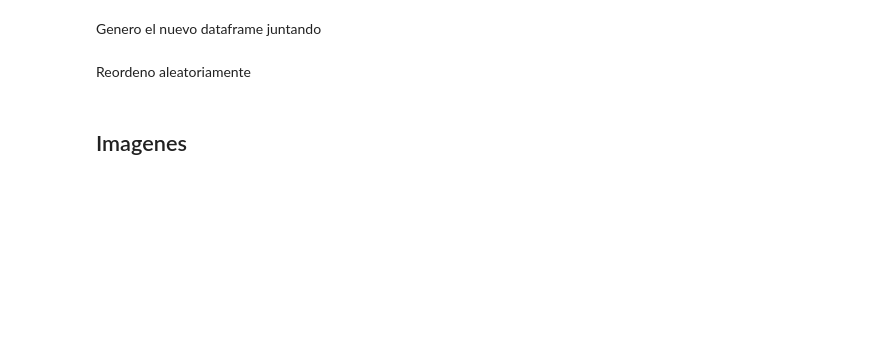
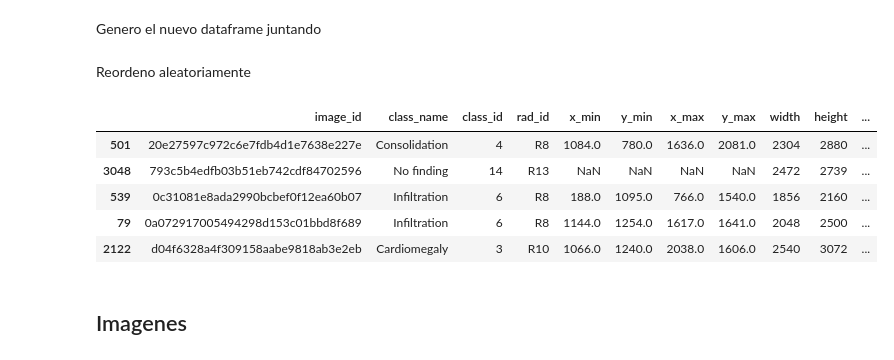
Before and after one commit to maryskal/SITK, a Jupyter notebook: neural_networks/EfficienNet.ipynb, the cells around one changed output. Cells and saved outputs as stored; diff of their text form; code cells hidden in the pictures; blank space fills up the shorter version.

```diff
--- a/neural_networks/EfficienNet.ipynb
+++ b/neural_networks/EfficienNet.ipynb
@@ -88,5 +105,14 @@ df = pd.concat([df_neumo, df_no_neumo]).reset_index(drop=True)
 Reordeno aleatoriamente
 # %%
 df = df.sample(frac=1)
+# %%
+df.head()
+# %% [output]
+|  | image_id | class_name | class_id | rad_id | x_min | y_min | x_max | y_max | width | height | ... |
+| 501 | 20e27597c972c6e7fdb4d1e7638e227e | Consolidation | 4 | R8 | 1084.0 | 780.0 | 1636.0 | 2081.0 | 2304 | 2880 | ... |
+| 3048 | 793c5b4edfb03b51eb742cdf84702596 | No finding | 14 | R13 | NaN | NaN | NaN | NaN | 2472 | 2739 | ... |
+| 539 | 0c31081e8ada2990bcbef0f12ea60b07 | Infiltration | 6 | R8 | 188.0 | 1095.0 | 766.0 | 1540.0 | 1856 | 2160 | ... |
+| 79 | 0a072917005494298d153c01bbd8f689 | Infiltration | 6 | R8 | 1144.0 | 1254.0 | 1617.0 | 1641.0 | 2048 | 2500 | ... |
+| 2122 | d04f6328a4f309158aabe9818ab3e2eb | Cardiomegaly | 3 | R10 | 1066.0 | 1240.0 | 2038.0 | 1606.0 | 2540 | 3072 | ... |
 # %% [markdown]
 ## Imagenes
```
Also changed, not shown: parts of 63 cells of this notebook, 1 other file.
